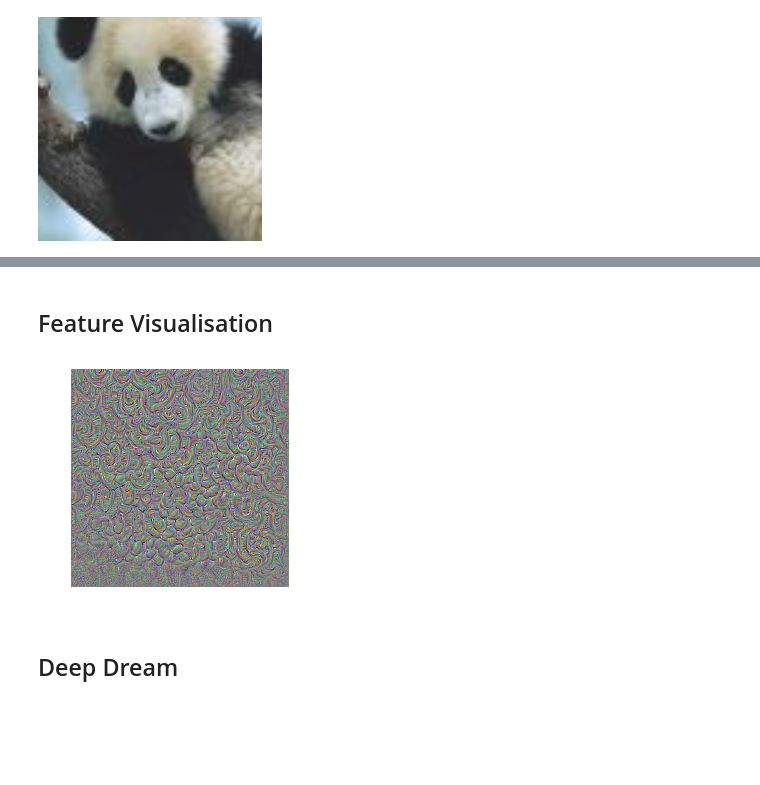
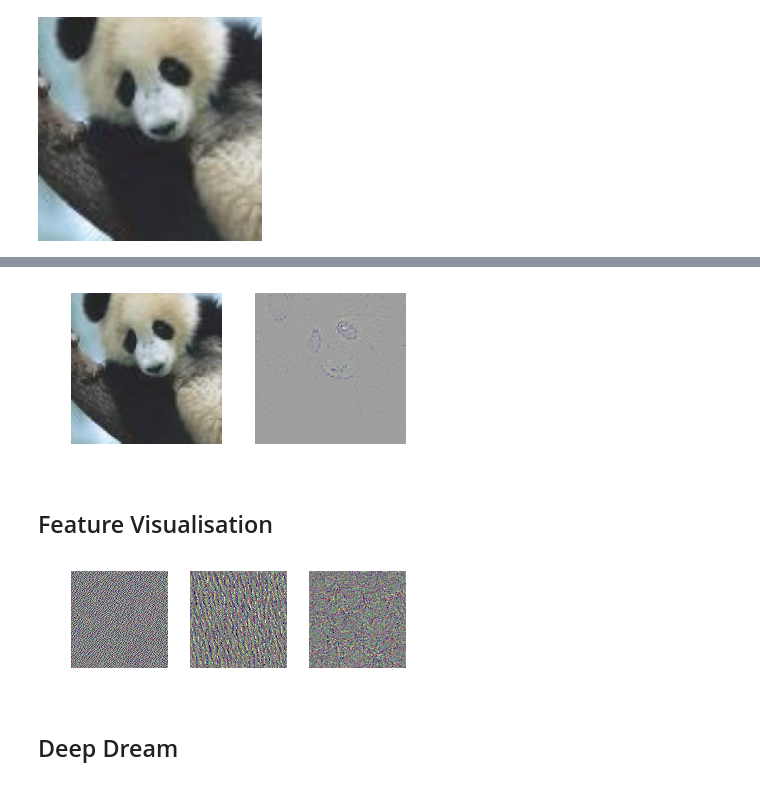
Before and after one commit to pukkapies/dl-imperial-maths, a Jupyter notebook: pytorch-tutorial/3. Saliency Maps, Feature Visualisation and Adversarial Examples.ipynb, the cells around one changed output, grey strips where cells are left out. Cells and saved outputs as stored; diff of their text form; code cells hidden in the pictures; blank space fills up the shorter version.

```diff
--- a/pytorch-tutorial/3. Saliency Maps, Feature Visualisation and Adversarial Examples.ipynb
+++ b/pytorch-tutorial/3. Saliency Maps, Feature Visualisation and Adversarial Examples.ipynb
@@ -41,7 +41,7 @@ class Normalise(nn.Module):
         return (img - self.mean_tensor) / self.std_dev_tensor
 
 
-model = models.vgg11(pretrained=True)
+model = models.vgg13(pretrained=True)
 for param in model.parameters():
     param.requires_grad = False
 model.eval()
@@ -52,14 +54,15 @@ model = nn.Sequential(Normalise(), model)
 x = torch.tensor(img, requires_grad=True)
 class_grads = torch.zeros(1, 1000)
 class_grads[0, panda_class] = 1
+white_bar = torch.ones(3, 224, 50)
 
 plt.axis('off')
 
 y = model(x)
 autograd.backward(y, class_grads)
-saliency = x.grad[0].abs()
-x.data += saliency
+saliency = x.grad[0]
+saliency = (saliency - saliency.min()) / (saliency.max() - saliency.min())
 
-display(plt.imshow(np.transpose(x[0].detach().numpy(), [1, 2, 0])))
+display(plt.imshow(np.transpose(torch.cat([img[0], white_bar, saliency], 2).numpy(), [1, 2, 0])))
 clear_output(wait=True)
 # %% [output]
@@ -67,2 +76,27 @@ clear_output(wait=True)
+# %%
+def guided_backprop(module, grad_in, grad_out):
+    return (torch.clamp(grad_in[0], min=0), )
+
+
+hook_handles = []
+for module in model.modules():
+    if isinstance(module, nn.ReLU):
+        hook_handles.append(module.register_backward_hook(guided_backprop))
+
+x = torch.tensor(img, requires_grad=True)
+
+plt.axis('off')
+
+y = model(x)
+autograd.backward(y, class_grads)
+saliency = x.grad[0]
+saliency = (saliency - saliency.min()) / (saliency.max() - saliency.min())
+
+[handle.remove() for handle in hook_handles]
+
+display(plt.imshow(np.transpose(torch.cat([img[0], white_bar, saliency], 2).numpy(), [1, 2, 0])))
+clear_output(wait=True)
+# %% [output]
+[figure, added]
 # %% [markdown]
 ## Feature Visualisation
@@ -71,21 +103,35 @@ cropped_model = nn.Sequential(Normalise(), *[model[1].features[i] for i in range
+# %%
+cropped_model_1 = nn.Sequential(Normalise(), *[model[1].features[i] for i in range(6)])
+cropped_model_2 = nn.Sequential(Normalise(), *[model[1].features[i] for i in range(13)])
+cropped_model_3 = nn.Sequential(Normalise(), *[model[1].features[i] for i in range(23)])
 # %%
 plt.axis('off')
 
-x = torch.rand(1, 3, 244, 244, requires_grad=True)
-x.data.mul_(0.2).add_(0.4)
-for i in range(20):
-    y = cropped_model(x)
-    loss = -y[:, 0, :, :].mean()
+x1 = torch.rand(1, 3, 224, 224, requires_grad=True)
+x1.data.mul_(0.2).add_(0.4)
+x2, x3 = torch.tensor(x1.detach(), requires_grad=True), torch.tensor(x1.detach(), requires_grad=True)
+optimiser = optim.SGD([x1, x2, x3], lr=0.01)
+
+for i in range(30):
+    optimiser.zero_grad()
+    y1, y2, y3 = cropped_model_1(x1), cropped_model_2(x2), cropped_model_3(x3)
+    loss = -(y1[:, 0, :, :].mean() + y2[:, 0, :, :].mean() + y3[:, 0, :, :].mean())
     loss.backward()
-    x.grad /= (torch.sqrt(torch.mean(x.grad.pow(2))) + 1e-5)
-    x.data += 0.01 * x.grad
-    x.data.clamp_(0, 1)
-    x.grad.zero_()
-    plt.imshow(np.transpose(x[0].detach(), [1, 2, 0]))
+    x1.grad /= (torch.sqrt(torch.mean(x1.grad.pow(2))) + 1e-5)
+    x2.grad /= (torch.sqrt(torch.mean(x2.grad.pow(2))) + 1e-5)
+    x3.grad /= (torch.sqrt(torch.mean(x3.grad.pow(2))) + 1e-5)
+    optimiser.step()
+    x1.data.clamp_(0, 1)
+    x2.data.clamp_(0, 1)
+    x3.data.clamp_(0, 1)
+
+    visualisations = [x1[0].detach(), white_bar, x2[0].detach(), white_bar, x3[0].detach()]
+    plt.imshow(np.transpose(torch.cat(visualisations, 2), [1, 2, 0]))
     display(plt.gcf())
+    print(i)
     clear_output(wait=True)
 # %% [output]
-[figure, old version]
+[figure, new version]
 # %% [markdown]
 ## Deep Dream
 # %%
```
Also changed, not shown: parts of 6 cells of this notebook.
